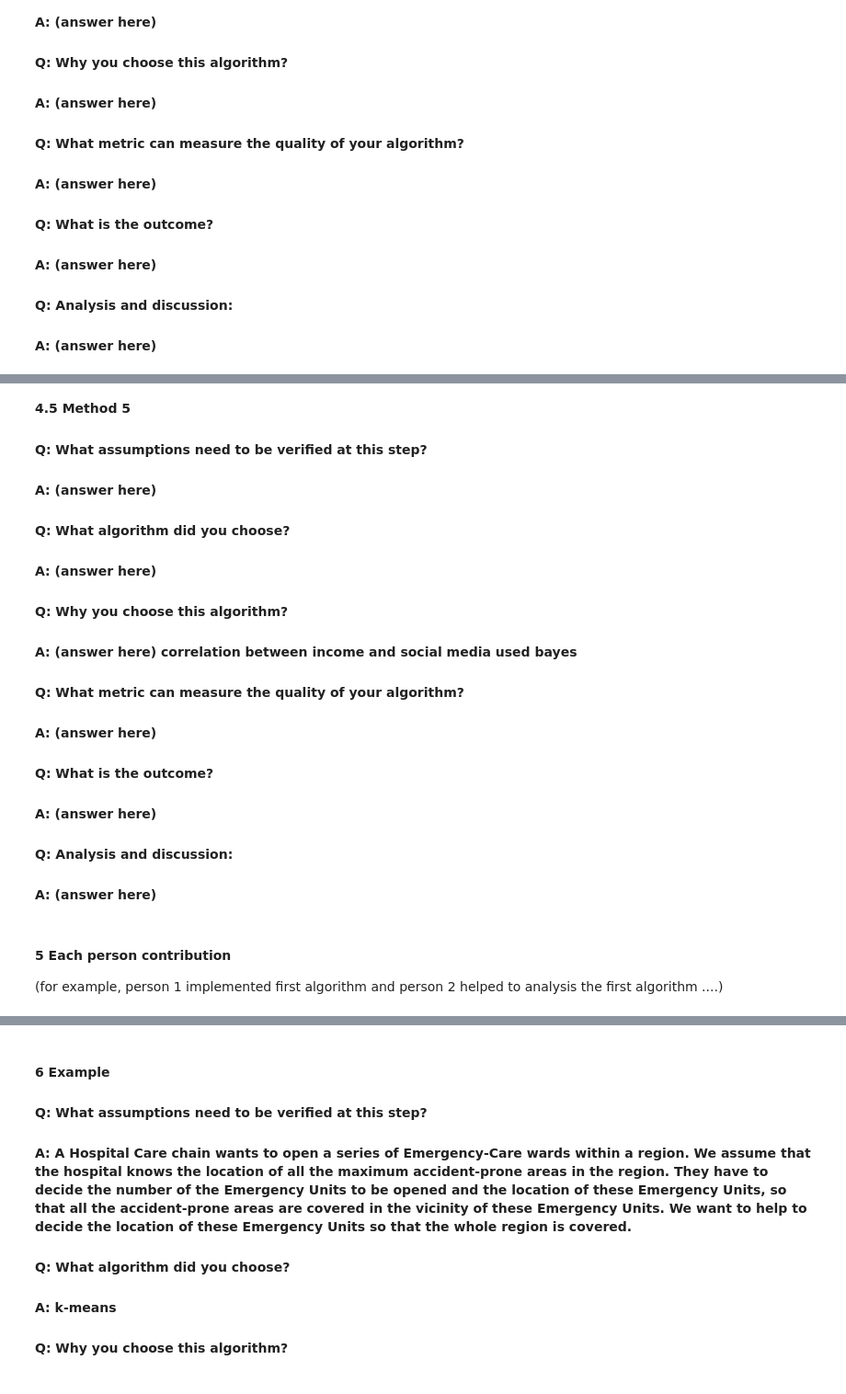
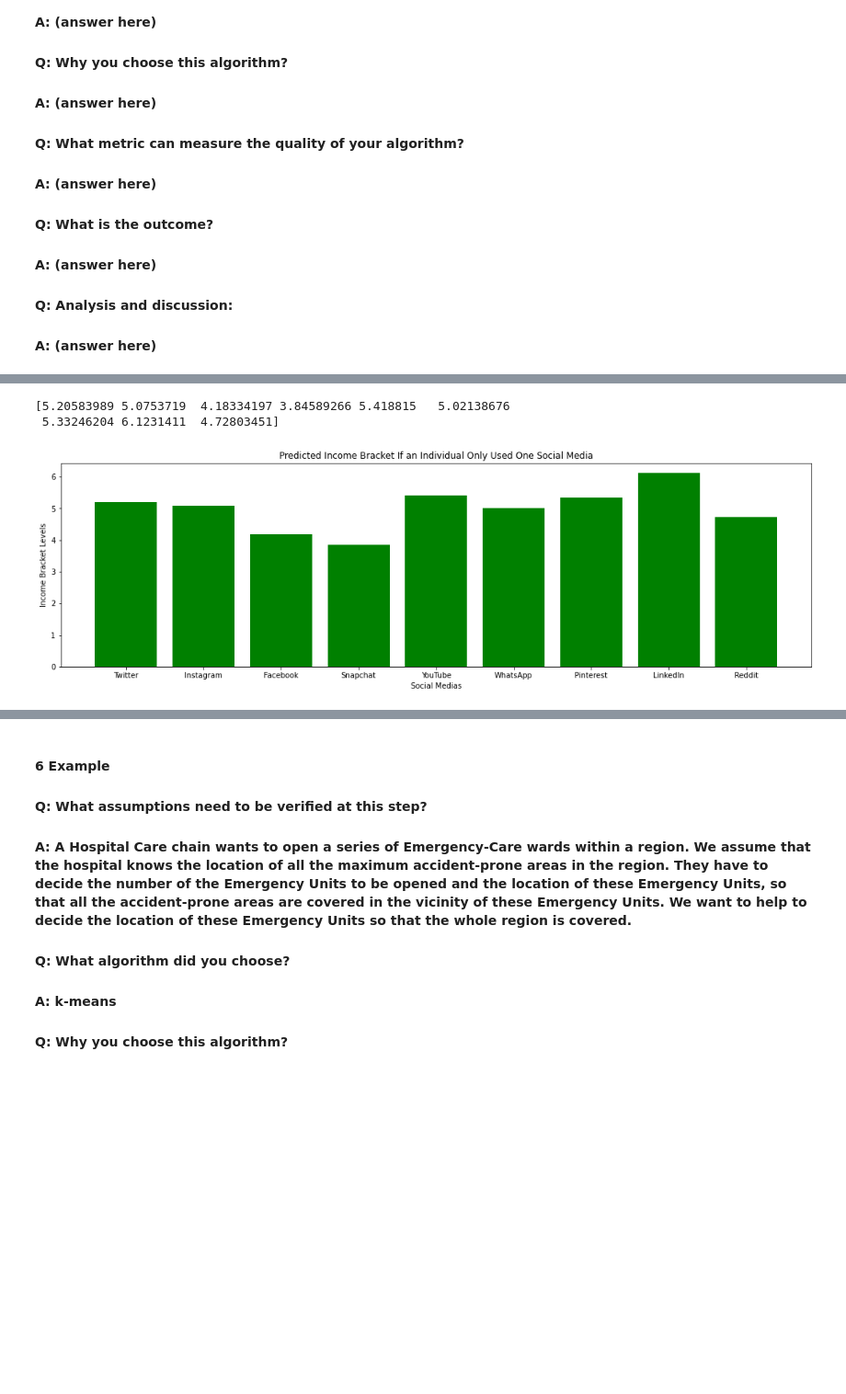
Before and after one commit to truong-ph/CSE487Stocks, a Jupyter notebook: truongph_rchen46.ipynb, the cells around one changed output, grey strips where cells are left out. Shown at 92% size. Cells and saved outputs as stored; diff of their text form; code cells hidden in the pictures; blank space fills up the shorter version.

```diff
--- a/truongph_rchen46.ipynb
+++ b/truongph_rchen46.ipynb
@@ -169,15 +211,0 @@ plt.show()
-# %% [markdown]
-**4.5 Method 5**
-
-#### Q: What assumptions need to be verified at this step?
-#### A: (answer here)
-#### Q: What algorithm did you choose?
-#### A: (answer here)
-#### Q: Why you choose this algorithm?
-#### A: (answer here) correlation between income and social media used bayes
-#### Q: What metric can measure the quality of your algorithm?
-#### A: (answer here)
-#### Q: What is the outcome?
-#### A: (answer here)
-#### Q: Analysis and discussion:
-#### A: (answer here)
@@ -188,3 +212,37 @@ plt.show()
-# %% [markdown]
-#### 5 Each person contribution
-(for example, person 1 implemented first algorithm and person 2 helped to analysis the first algorithm ....)
+# %%
+# code for visualization the outcome
+
+predictions = []
+for i in range(9):
+    newPred = [2, 2, 2, 2, 2, 2, 2, 2, 2]
+    newPred[i] = 1
+    predictions.append(newPred)
+predictions = regressor.predict(predictions)
+print(predictions)
+
+x = [
+    'Twitter',
+	'Instagram',
+	'Facebook',
+	'Snapchat',
+	'YouTube',
+	'WhatsApp',
+	'Pinterest',
+	'LinkedIn',
+	'Reddit'
+    ]
+x_pos = [i for i, _ in enumerate(x)]
+
+f, ax = plt.subplots(figsize=(18,5))
+plt.bar(x_pos, predictions, color='green')
+plt.xlabel("Social Medias")
+plt.ylabel("Income Bracket Levels")
+plt.title("Predicted Income Bracket If an Individual Only Used One Social Media")
+
+plt.xticks(x_pos, x)
+
+plt.show()
+# %% [output]
+[5.20583989 5.0753719  4.18334197 3.84589266 5.418815   5.02138676
+ 5.33246204 6.1231411  4.72803451]
+[figure, added]
```
Also changed, not shown: parts of 15 cells of this notebook.
